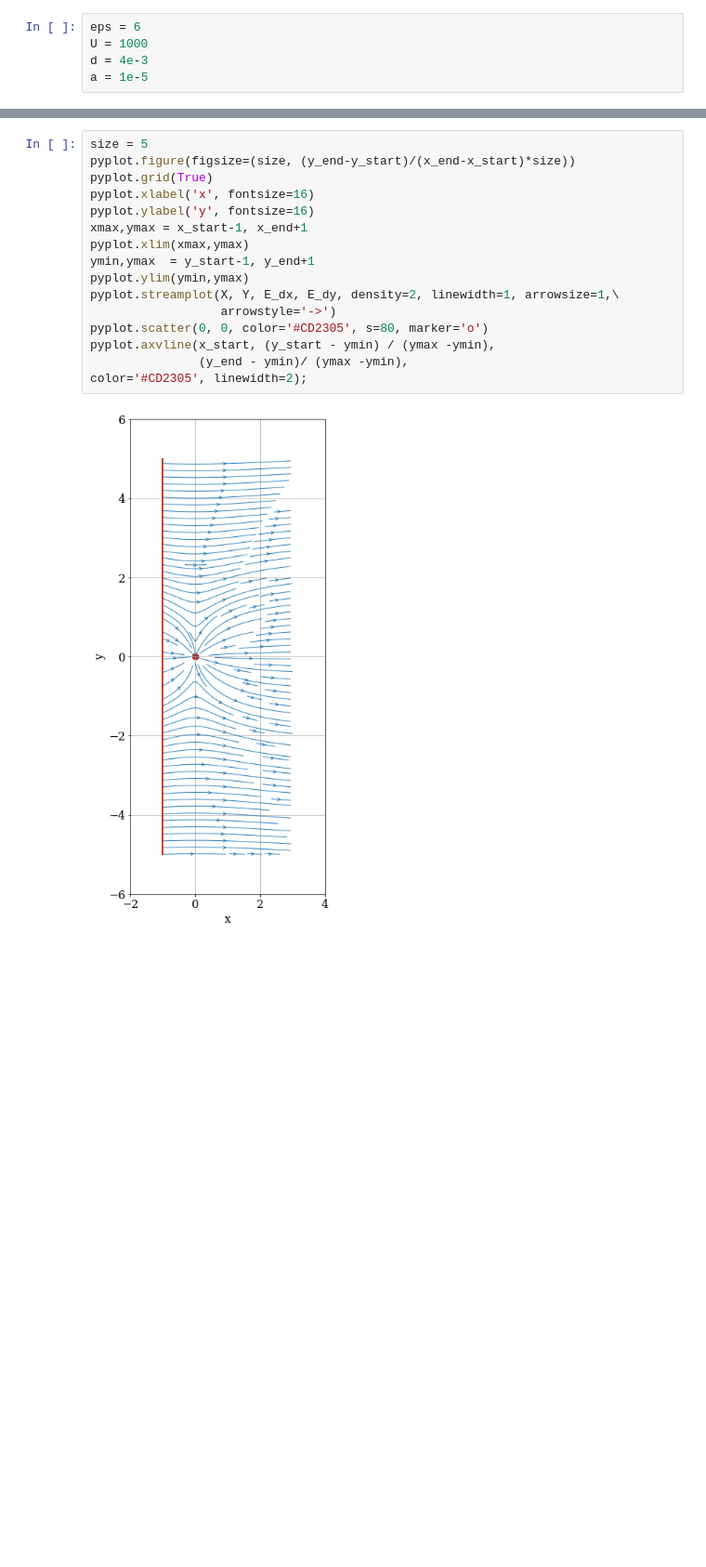
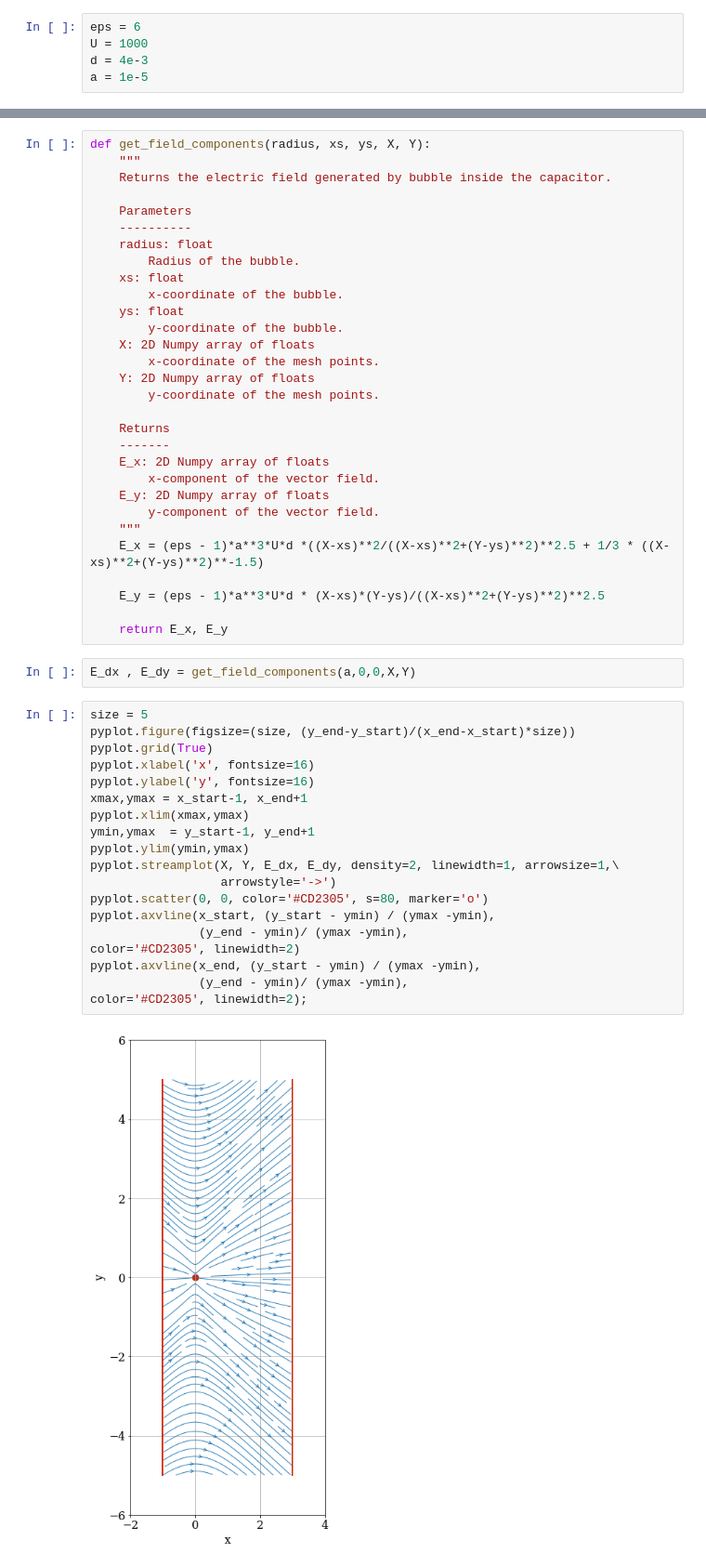
Before and after one commit to ikursakov/PhysPython, a Jupyter notebook: dielectrics.ipynb, the cells around one changed output, grey strips where cells are left out. Shown at 93% size. Drawn from its saved outputs; the diff is of its cells as text; blank space fills up the shorter version.

```diff
--- a/dielectrics.ipynb
+++ b/dielectrics.ipynb
@@ -53,18 +50,53 @@ E_dy = (eps - 1)*a**3*U*d *(X*Y/(X**2+Y**2)**5 )
+# %%
+def get_field_components(radius, xs, ys, X, Y):
+    """
+    Returns the electric field generated by bubble inside the capacitor.
+
+    Parameters
+    ----------
+    radius: float
+        Radius of the bubble.
+    xs: float
+        x-coordinate of the bubble.
+    ys: float
+        y-coordinate of the bubble.
+    X: 2D Numpy array of floats
+        x-coordinate of the mesh points.
+    Y: 2D Numpy array of floats
+        y-coordinate of the mesh points.
+
+    Returns
+    -------
+    E_x: 2D Numpy array of floats
+        x-component of the vector field.
+    E_y: 2D Numpy array of floats
+        y-component of the vector field.
+    """
+    E_x = (eps - 1)*a**3*U*d *((X-xs)**2/((X-xs)**2+(Y-ys)**2)**2.5 + 1/3 * ((X-xs)**2+(Y-ys)**2)**-1.5)
+
+    E_y = (eps - 1)*a**3*U*d * (X-xs)*(Y-ys)/((X-xs)**2+(Y-ys)**2)**2.5
+
+    return E_x, E_y
+# %%
+E_dx , E_dy = get_field_components(a,0,0,X,Y)
 # %%
 size = 5
 pyplot.figure(figsize=(size, (y_end-y_start)/(x_end-x_start)*size))
 pyplot.grid(True)
 pyplot.xlabel('x', fontsize=16)
 pyplot.ylabel('y', fontsize=16)
 xmax,ymax = x_start-1, x_end+1
 pyplot.xlim(xmax,ymax)
 ymin,ymax  = y_start-1, y_end+1
 pyplot.ylim(ymin,ymax)
 pyplot.streamplot(X, Y, E_dx, E_dy, density=2, linewidth=1, arrowsize=1,\
                   arrowstyle='->')
 pyplot.scatter(0, 0, color='#CD2305', s=80, marker='o')
 pyplot.axvline(x_start, (y_start - ymin) / (ymax -ymin),
                (y_end - ymin)/ (ymax -ymin),
+color='#CD2305', linewidth=2)
+pyplot.axvline(x_end, (y_start - ymin) / (ymax -ymin),
+               (y_end - ymin)/ (ymax -ymin),
 color='#CD2305', linewidth=2);
 # %% [output]
-[figure, old version]
+[figure, new version]
```
Also changed, not shown: parts of 20 cells of this notebook, 1 other file.
